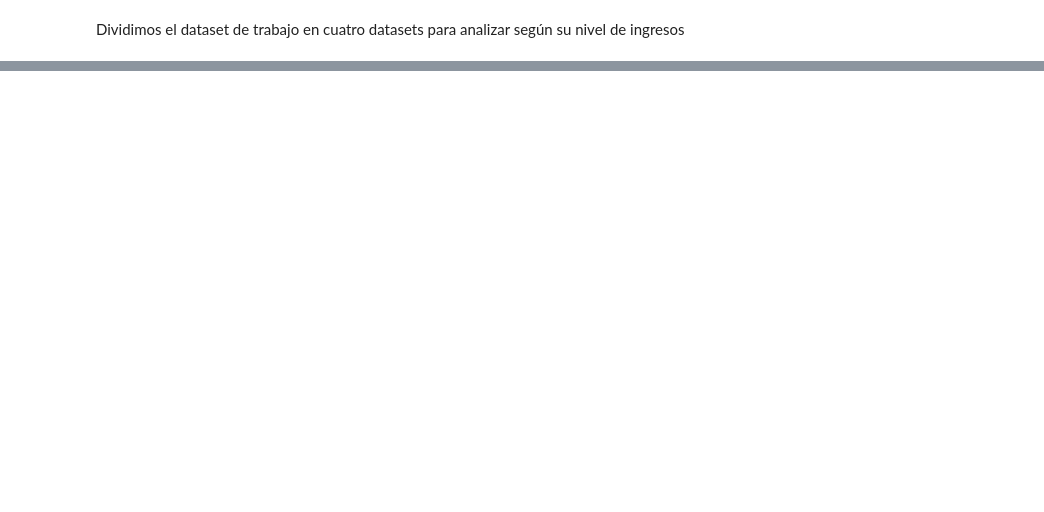
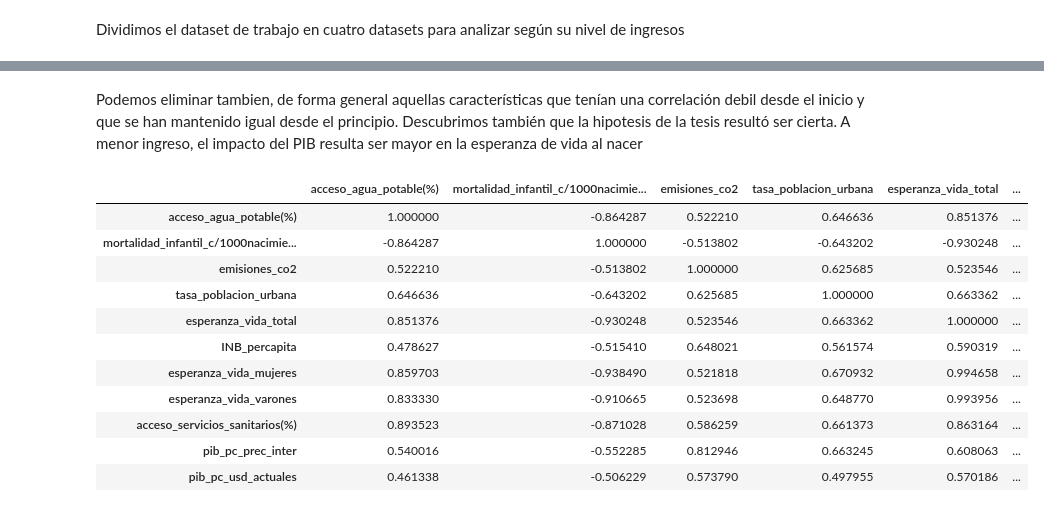
Before and after one commit to jorgeav527/life-expectancy, a Jupyter notebook: draft/multiples_indicadores_EDA.ipynb, the cells around one changed output, grey strips where cells are left out. Saved outputs shown, nothing was run; the diff lists cells and outputs as text; code cells hidden in the pictures; blank space fills up the shorter version.

```diff
--- a/draft/multiples_indicadores_EDA.ipynb
+++ b/draft/multiples_indicadores_EDA.ipynb
@@ -523,0 +583,27 @@ dtype: int64
+# %% [markdown]
+Podemos eliminar tambien, de forma general aquellas características que tenían una correlación debil desde el inicio y que se han mantenido igual desde el principio. Descubrimos también que la hipotesis de la tesis resultó ser cierta. A menor ingreso, el impacto del PIB resulta ser mayor en la esperanza de vida al nacer
+# %%
+df_twb.drop(columns=[   'pib_ppa_prec_inter',
+                        'población_hombres_pje',
+                        'tasa_desempleo',
+                        'porcentaje_de_bosque',
+                        'población_mujeres_pje'
+                        ],
+            inplace=True
+            )
+# %%
+corr_matrix = df_twb.corr()
+corr_matrix
+# %% [output]
+|  | acceso_agua_potable(%) | mortalidad_infantil_c/1000nacimie... | emisiones_co2 | tasa_poblacion_urbana | esperanza_vida_total | ... |
+| acceso_agua_potable(%) | 1.000000 | -0.864287 | 0.522210 | 0.646636 | 0.851376 | ... |
+| mortalidad_infantil_c/1000nacimie... | -0.864287 | 1.000000 | -0.513802 | -0.643202 | -0.930248 | ... |
+| emisiones_co2 | 0.522210 | -0.513802 | 1.000000 | 0.625685 | 0.523546 | ... |
+| tasa_poblacion_urbana | 0.646636 | -0.643202 | 0.625685 | 1.000000 | 0.663362 | ... |
+| esperanza_vida_total | 0.851376 | -0.930248 | 0.523546 | 0.663362 | 1.000000 | ... |
+| INB_percapita | 0.478627 | -0.515410 | 0.648021 | 0.561574 | 0.590319 | ... |
+| esperanza_vida_mujeres | 0.859703 | -0.938490 | 0.521818 | 0.670932 | 0.994658 | ... |
+| esperanza_vida_varones | 0.833330 | -0.910665 | 0.523698 | 0.648770 | 0.993956 | ... |
+| acceso_servicios_sanitarios(%) | 0.893523 | -0.871028 | 0.586259 | 0.661373 | 0.863164 | ... |
+| pib_pc_prec_inter | 0.540016 | -0.552285 | 0.812946 | 0.663245 | 0.608063 | ... |
+| pib_pc_usd_actuales | 0.461338 | -0.506229 | 0.573790 | 0.497955 | 0.570186 | ... |
```
Also changed, not shown: parts of 41 cells of this notebook, 1 other file.
